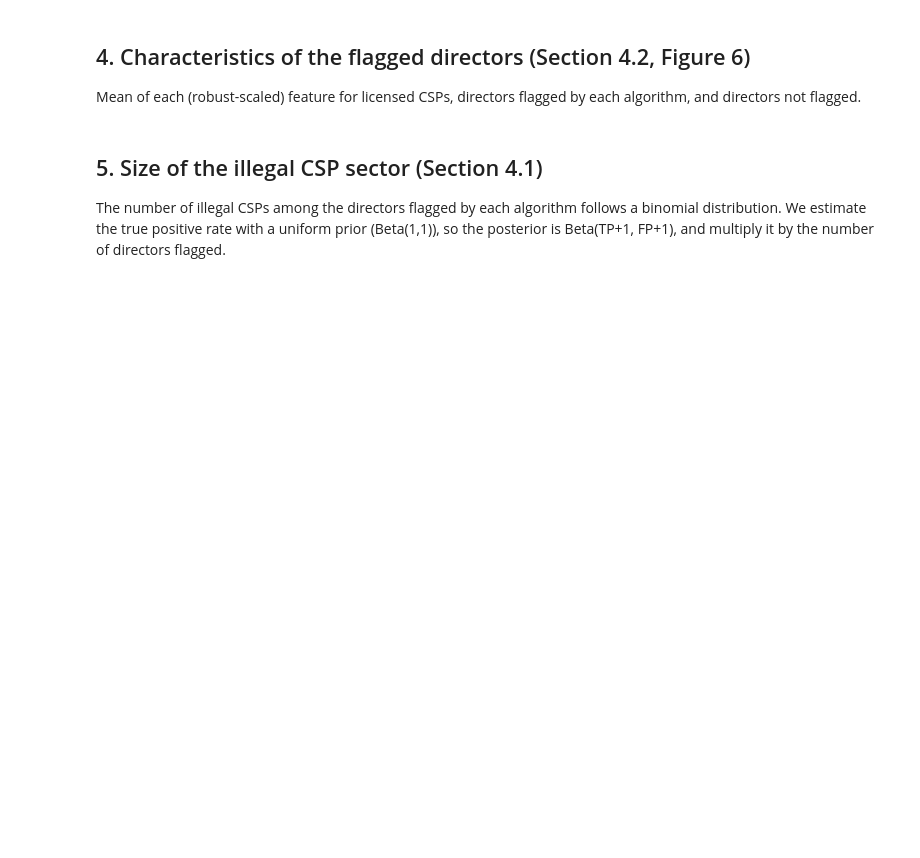
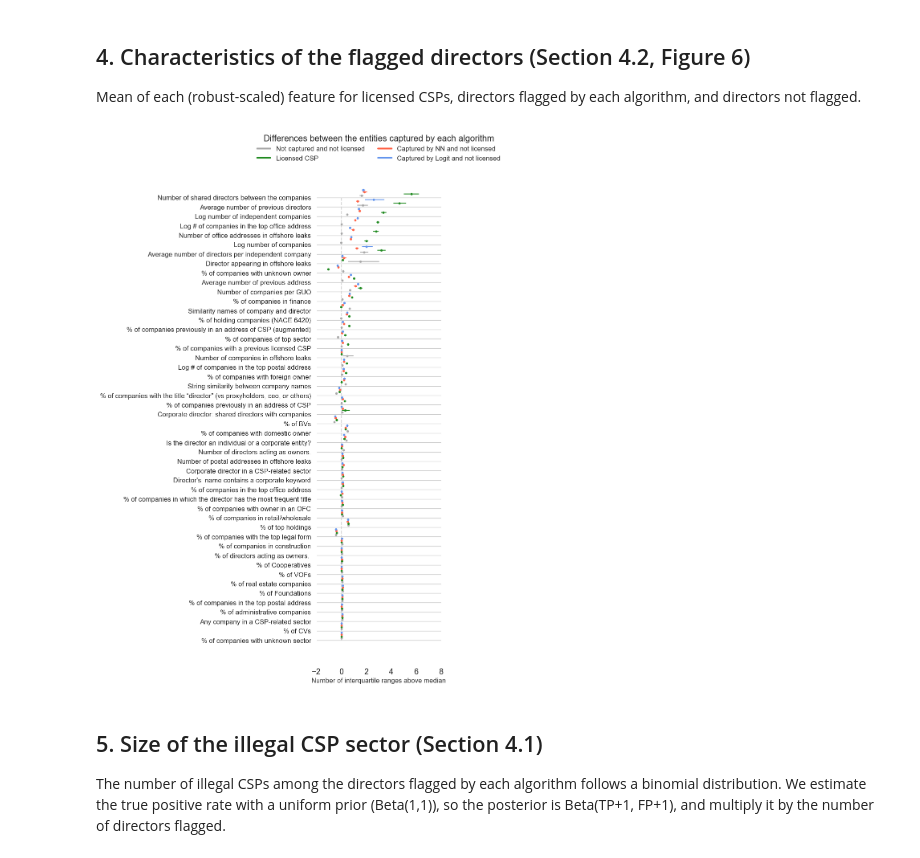
Before and after one commit to jgarciab/size_trustkantoren, a Jupyter notebook: 3_analyze_samples.ipynb, the cells around one changed output. Cells and saved outputs as stored; diff of their text form; code cells hidden in the pictures; blank space fills up the shorter version.

```diff
--- a/3_analyze_samples.ipynb
+++ b/3_analyze_samples.ipynb
@@ -614,34 +687,36 @@ for i, var in enumerate(vars_fit_sorted):
     perc_logit = n_mean_logit[var].apply(lambda x: bootstrap_ci(x, statfunction=np.average, alpha=0.05, n_samples=1000))
     mean_logit = n_mean_logit[var].mean()
 
     j = 0
     for index in mean.index:
         if index == 0:
             continue
         j += 0.2
         plt.scatter(mean[index], i+j, color=d_labels_color[index], label="", s=10)
         plt.plot(perc[index], [i+j, i+j], color=d_labels_color[index])
     j += 0.2
     plt.scatter(mean_logit[1], i+j, color="cornflowerblue", label="", s=10)
     plt.plot(perc_logit[1], [i+j, i+j], color="cornflowerblue")
 
 plt.yticks(np.arange(i+1), [var2eng[_] for _ in vars_fit_sorted], fontsize=12)
 plt.plot([0, 0], [0, i], "--", color="lightgray", zorder=0)
 sns.despine(bottom=True, left=True)
 plt.gca().grid(axis="x")
 plt.xlim(-2, 8)
 plt.xticks(range(-2, 9, 2))
 plt.xlabel("Number of interquartile ranges above median", fontsize=12)
 
 for ind in d_labels_color:
     if ind == 0:
         continue
     plt.plot([35, 45], [1, 1], color=d_labels_color[ind], label=d_labels[ind], lw=3)
 plt.plot([35, 45], [1, 1], color="cornflowerblue", label="Captured by Logit and not licensed", lw=3)
-plt.legend(ncol=2, frameon=False, fontsize=12, title="Differences between the entities captured by each algorithm")
+plt.legend(ncol=2, frameon=False, fontsize=12, title="Differences between the entities captured by each algorithm", loc="lower center", bbox_to_anchor=(0.5, 1.0))
 plt.tight_layout()
 plt.savefig("Figures/samples_comparison.svg")
 plt.show()
+# %% [output]
+[figure, added]
 # %% [markdown]
 ## 5. Size of the illegal CSP sector (Section 4.1)
 
```
Also changed, not shown: parts of 24 cells of this notebook.
